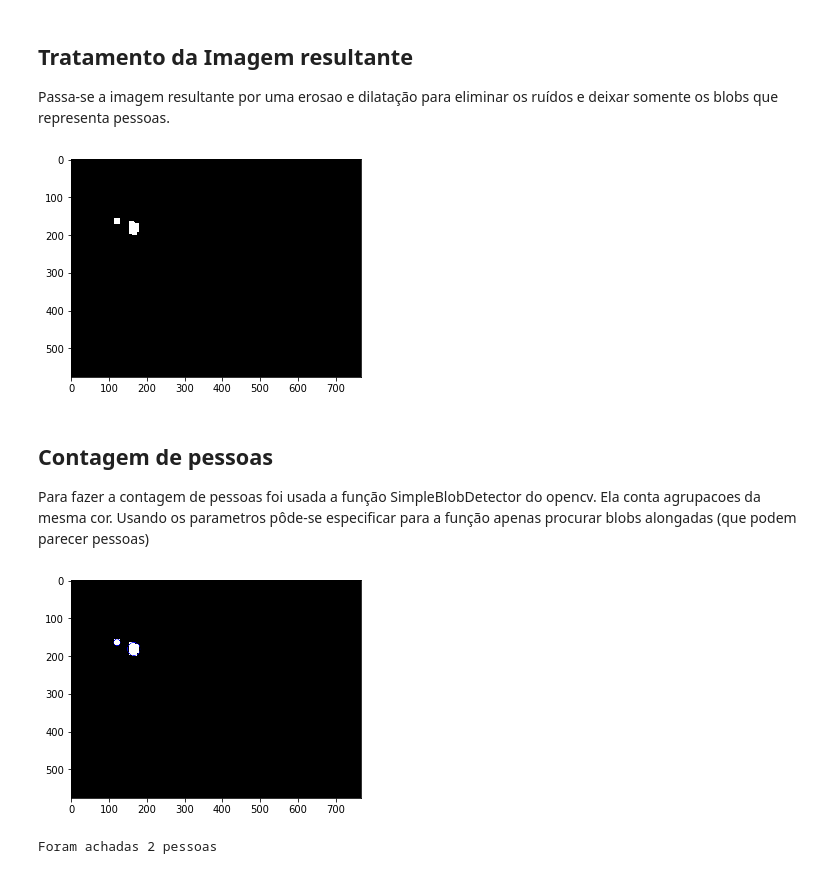
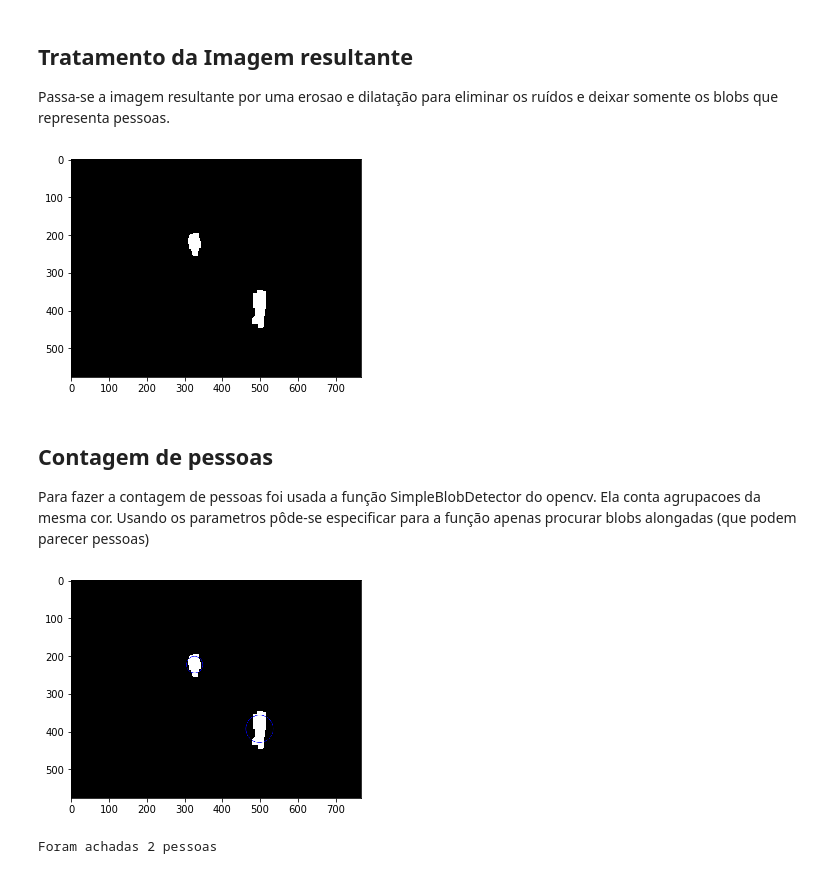
Before and after one commit to guizg/visao2-2, a Jupyter notebook: projeto2-2.ipynb, the cells around one changed output. Drawn from its saved outputs; the diff is of its cells as text; code cells hidden in the pictures.

```diff
--- a/projeto2-2.ipynb
+++ b/projeto2-2.ipynb
@@ -127,9 +115,9 @@ def create_matrix(rows, cols):
 
 codebook_matrix = None
 
-T = 10
+T = 15
 
-directory1 = "../img/Crowd_PETS09/S0/Background/View_001/Time_13-06/"
+directory1 = "../img/Crowd_PETS09/S0/Background/View_001/Time_13-19/"
 images1 = os.listdir(directory1)
 # print(images1)
 
@@ -224,7 +218,7 @@ Com o treinamento feito, já é possivel identificar coisas que não fazem parte
 # %%
 #Teste com 1 imagem de foreground
 
-# img_teste = cv.imread(("../img/Crowd_PETS09/S0/Background/View_001/Time_13-06/00000001.jpg"))
+img_teste = cv.imread(("../img/Crowd_PETS09/S0/Background/View_001/Time_13-19/00000172.jpg"))
 
 
 
@@ -238,7 +232,8 @@ for j in range(cols):
     for i in range(rows):
         if (codebook_check(img_teste[i][j].astype(float), codebook_matrix[i][j]) == False):
             result[i][j] = [255,255,255]
-
+plt.imshow(np.uint8(img_teste))
+plt.show()
 plt.imshow(np.uint8(result))
 plt.show()
 # %% [output]
@@ -252,10 +248,11 @@ kernel = np.ones((7,7),np.uint8)
 img_erosada = cv.erode(result,kernel,iterations = 1)
 img_dilatada = cv.dilate(img_erosada,kernel,iterations = 2)
 
+
 plt.imshow(np.uint8(img_dilatada))
 plt.show()
 # %% [output]
-[figure, old version]
+[figure, new version]
 # %% [markdown]
 ## Contagem de pessoas
 
@@ -266,38 +263,38 @@ Para fazer a contagem de pessoas foi usada a função SimpleBlobDetector do open
 # Setup dos parametros
 params = cv.SimpleBlobDetector_Params()
 
 # params.minThreshold = 10;
 # params.maxThreshold = 200;
 
-params.filterByArea = True
-params.minArea = 40
+params.filterByArea = False
+# params.minArea = 40
 
-# params.filterByCircularity = True
+params.filterByCircularity = False
 # params.minCircularity = 0.1
 
-# params.filterByConvexity = True
+params.filterByConvexity = False
 # params.minConvexity = 0.87
 
-params.filterByInertia = True
-params.minInertiaRatio = 0.01
+params.filterByInertia = False
+# params.minInertiaRatio = 0.01
 
 # Cria o detector
 ver = (cv.__version__).split('.')
 if int(ver[0]) < 3 :
     detector = cv.SimpleBlobDetector(params)
 else :
     detector = cv.SimpleBlobDetector_create(params)
 
 
 # detectando os blobs.
 keypoints = detector.detect(255-np.uint8(img_dilatada))
 
 # desenhando circulos nos blobs detectados.
 im_with_keypoints = cv.drawKeypoints(np.uint8(img_dilatada), keypoints, np.array([]), (0,0,255), cv.DRAW_MATCHES_FLAGS_DRAW_RICH_KEYPOINTS)
 
 plt.imshow(np.uint8(im_with_keypoints))
 plt.show()
 print("Foram achadas {0} pessoas".format(len(keypoints)))
 # %% [output]
-[figure, old version]
+[figure, new version]
 Foram achadas 2 pessoas
```
Also changed, not shown: parts of 8 cells of this notebook.
